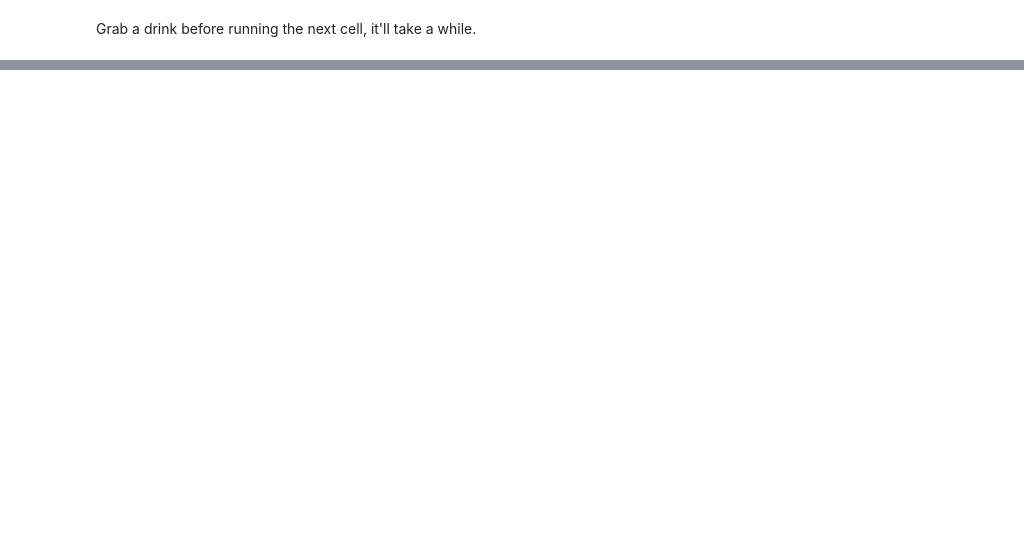
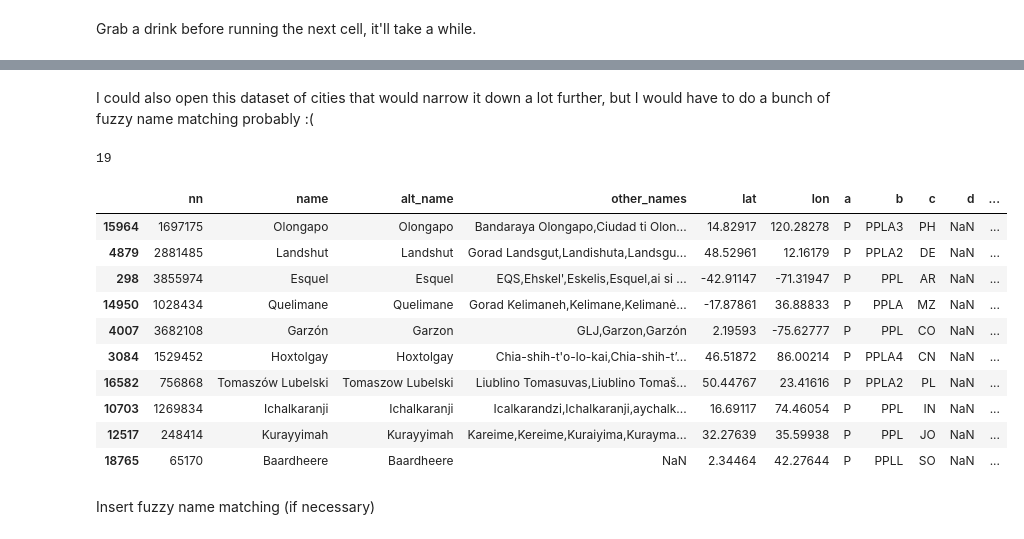
Before and after one commit to dovinmu/wikiparse, a Jupyter notebook: create coordinates DB.ipynb, the cells around one changed output, grey strips where cells are left out. Cells and saved outputs as stored; diff of their text form; code cells hidden in the pictures; blank space fills up the shorter version.

```diff
--- a/create coordinates DB.ipynb
+++ b/create coordinates DB.ipynb
@@ -464,0 +515,2 @@ english.cursor.execute('''DROP TABLE titles
+# %% [markdown]
+I could also open this dataset of cities that would narrow it down a lot further, but I would have to do a bunch of fuzzy name matching probably :(
@@ -464,0 +519,25 @@ english.cursor.execute('''DROP TABLE titles
+# %%
+index_col = ['nn', 'name', 'name_ascii',
+        'other_names', 'lat', 'lon', 'a', 'b', 'c', 'd', 'e', 'f', 'g', 'h', 'i', 'j', 'k', 'region', 'date']
+# %%
+len(index_col)
+# %% [output]
+19
+# %%
+cities_df = pd.read_csv('cities15000.tsv', sep='\t', header=None, names=index_col)
+# %%
+cities_df[cities_df.f != float('nan')].sample(10)
+# %% [output]
+|  | nn | name | alt_name | other_names | lat | lon | a | b | c | d | ... |
+| 15964 | 1697175 | Olongapo | Olongapo | Bandaraya Olongapo,Ciudad ti Olon... | 14.82917 | 120.28278 | P | PPLA3 | PH | NaN | ... |
+| 4879 | 2881485 | Landshut | Landshut | Gorad Landsgut,Landishuta,Landsgu... | 48.52961 | 12.16179 | P | PPLA2 | DE | NaN | ... |
+| 298 | 3855974 | Esquel | Esquel | EQS,Ehskel',Eskelis,Esquel,ai si ... | -42.91147 | -71.31947 | P | PPL | AR | NaN | ... |
+| 14950 | 1028434 | Quelimane | Quelimane | Gorad Kelimaneh,Kelimane,Kelimanė... | -17.87861 | 36.88833 | P | PPLA | MZ | NaN | ... |
+| 4007 | 3682108 | Garzón | Garzon | GLJ,Garzon,Garzón | 2.19593 | -75.62777 | P | PPL | CO | NaN | ... |
+| 3084 | 1529452 | Hoxtolgay | Hoxtolgay | Chia-shih-t'o-lo-kai,Chia-shih-t’... | 46.51872 | 86.00214 | P | PPLA4 | CN | NaN | ... |
+| 16582 | 756868 | Tomaszów Lubelski | Tomaszow Lubelski | Liublino Tomasuvas,Liublino Tomaš... | 50.44767 | 23.41616 | P | PPLA2 | PL | NaN | ... |
+| 10703 | 1269834 | Ichalkaranji | Ichalkaranji | Icalkarandzi,Ichalkaranji,aychalk... | 16.69117 | 74.46054 | P | PPL | IN | NaN | ... |
+| 12517 | 248414 | Kurayyimah | Kurayyimah | Kareime,Kereime,Kuraiyima,Kurayma... | 32.27639 | 35.59938 | P | PPL | JO | NaN | ... |
+| 18765 | 65170 | Baardheere | Baardheere | NaN | 2.34464 | 42.27644 | P | PPLL | SO | NaN | ... |
+# %% [markdown]
+Insert fuzzy name matching (if necessary)
```
Also changed, not shown: parts of 33 cells of this notebook, 4 other files.
